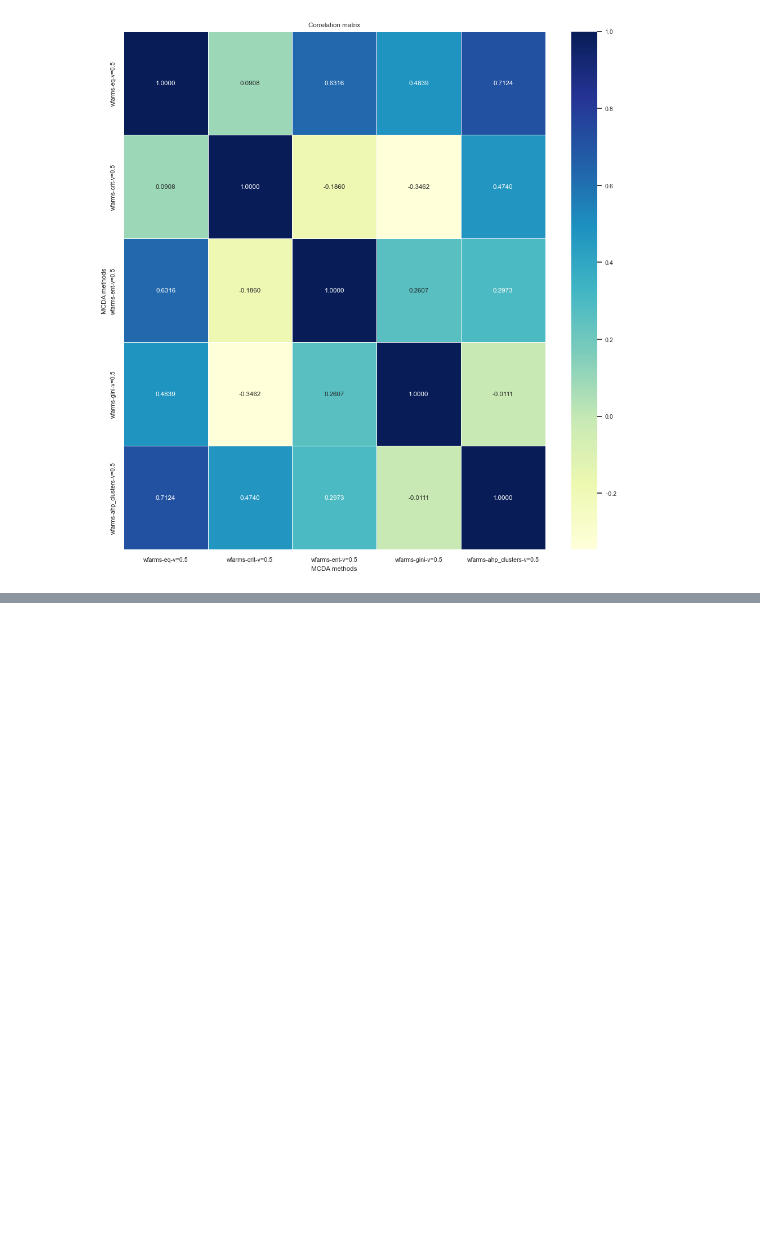
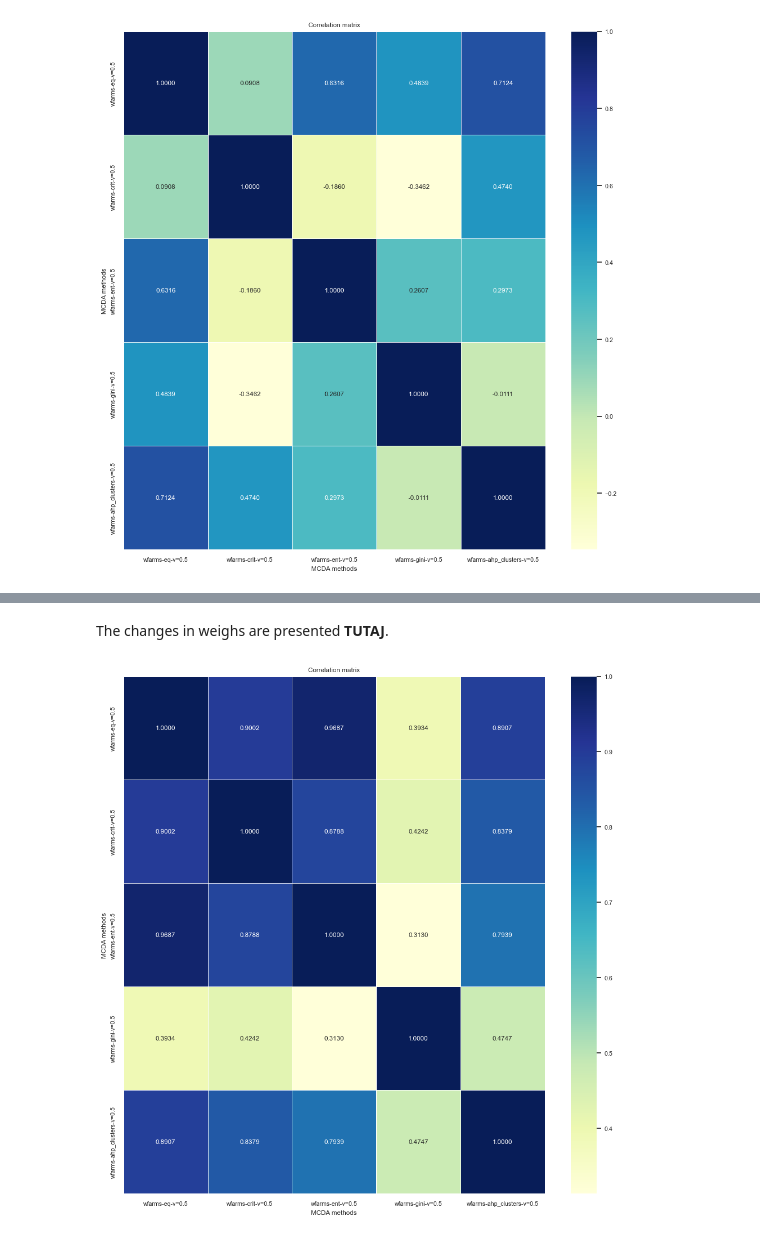
Before and after one commit to arturkarczmarczyk/vikorvanalysis, a Jupyter notebook: article.ipynb, the cells around one changed output, grey strips where cells are left out. Cells and saved outputs as stored; diff of their text form; code cells hidden in the pictures; blank space fills up the shorter version.

```diff
--- a/article.ipynb
+++ b/article.ipynb
@@ -378,0 +412,7 @@ experiment.heatmap_ahp_correlations()
+# %% [markdown]
+The changes in weighs are presented **TUTAJ**.
+# %%
+experiment.heatmap_elimination_correlations(path='var/elimination_correlation.png')
+plt.show()
+# %% [output]
+[figure, added]
```
Also changed, not shown: parts of 12 cells of this notebook, 1 other file.
